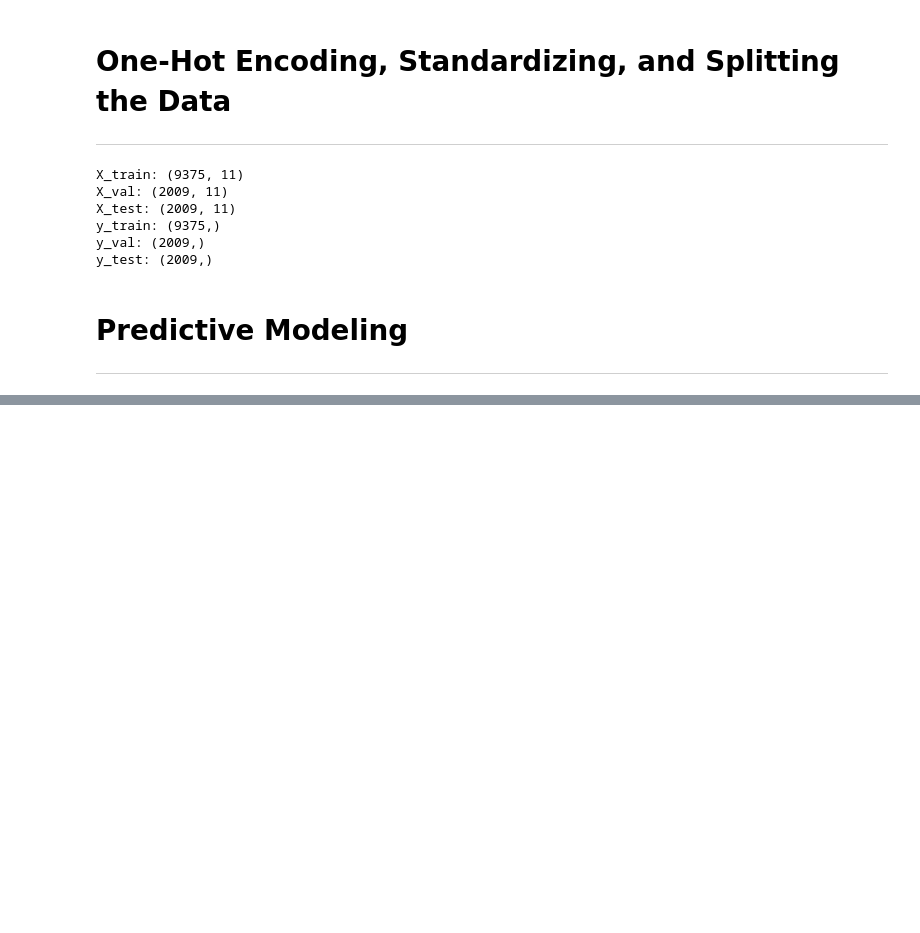
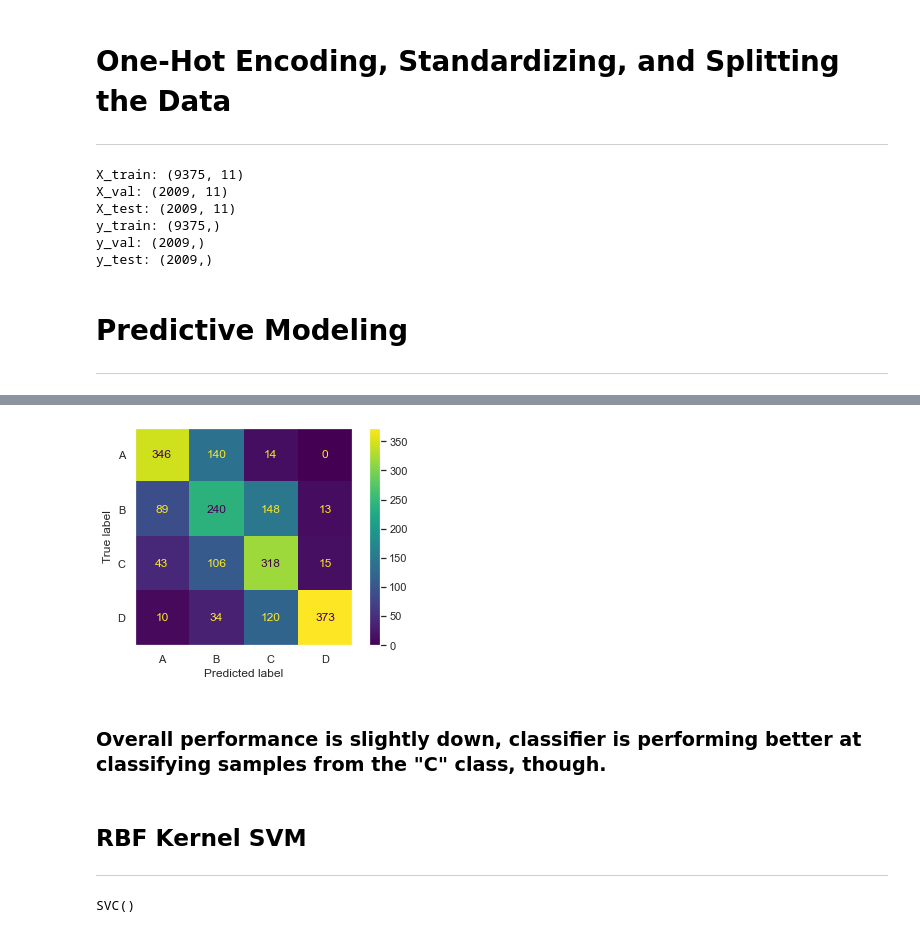
Before and after one commit to kcwerks/Body-Performance-Data-Analysis-and-Modeling, a Jupyter notebook: bodyperformance.ipynb, the cells around one changed output, grey strips where cells are left out. Saved outputs shown, nothing was run; the diff lists cells and outputs as text; code cells hidden in the pictures; blank space fills up the shorter version.

```diff
--- a/bodyperformance.ipynb
+++ b/bodyperformance.ipynb
@@ -223,0 +322,2 @@ y_test: (2009,)
+# %%
+y_pred_poly_svc_clf = poly_svc_clf.predict(X_val)
@@ -223,0 +349,14 @@ y_test: (2009,)
+# %%
+get_confusion_matrix(y_val, y_pred_poly_svc_clf)
+# %% [output]
+[figure, added]
+# %% [markdown]
+### Overall performance is slightly down, classifier is performing better at classifying samples from the "C" class, though.
+# %% [markdown]
+## RBF Kernel SVM
+---
+# %%
+rbf_svc_clf = SVC(kernel = "rbf")
+rbf_svc_clf.fit(X_train, y_train)
+# %% [output]
+SVC()
```
Also changed, not shown: parts of 40 cells of this notebook.
